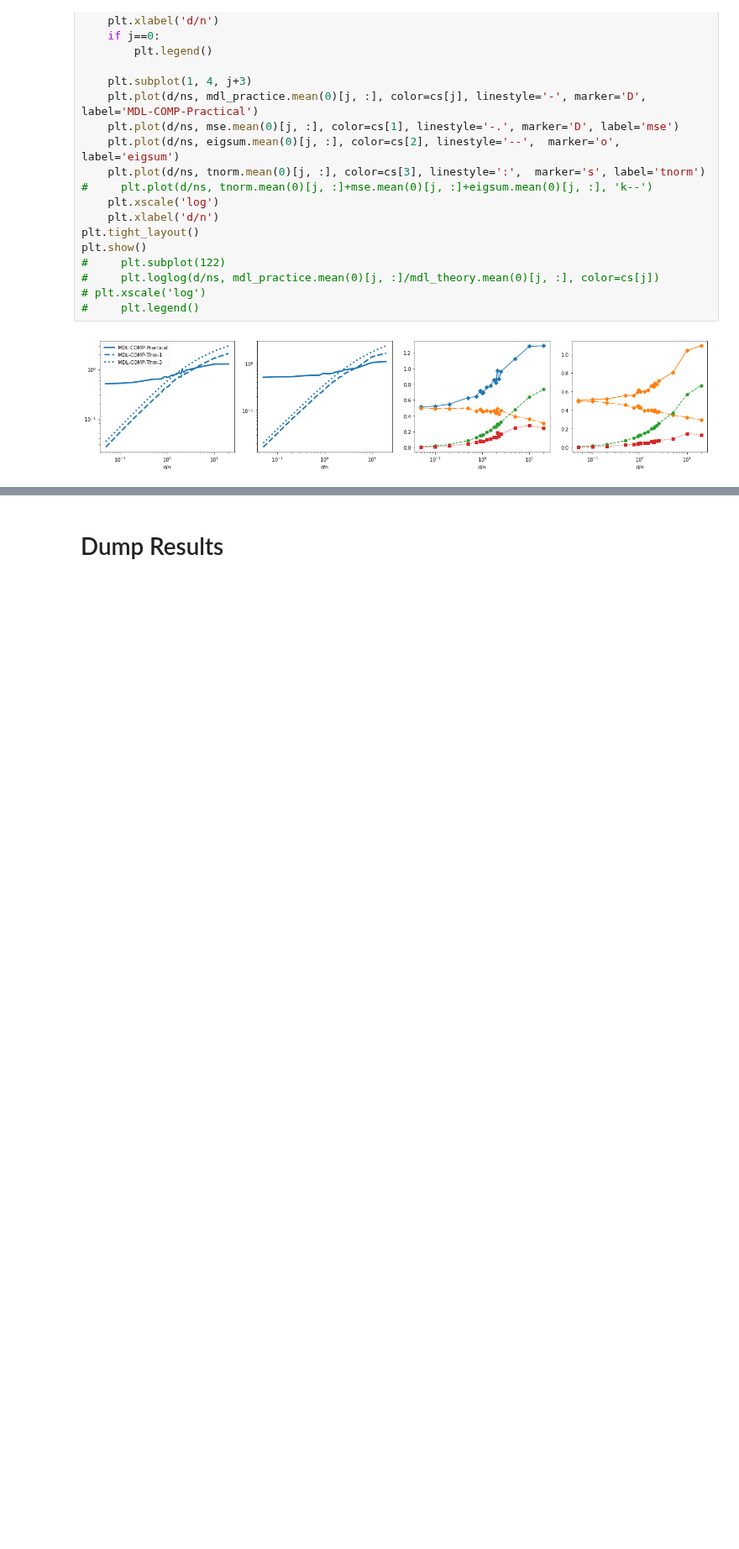
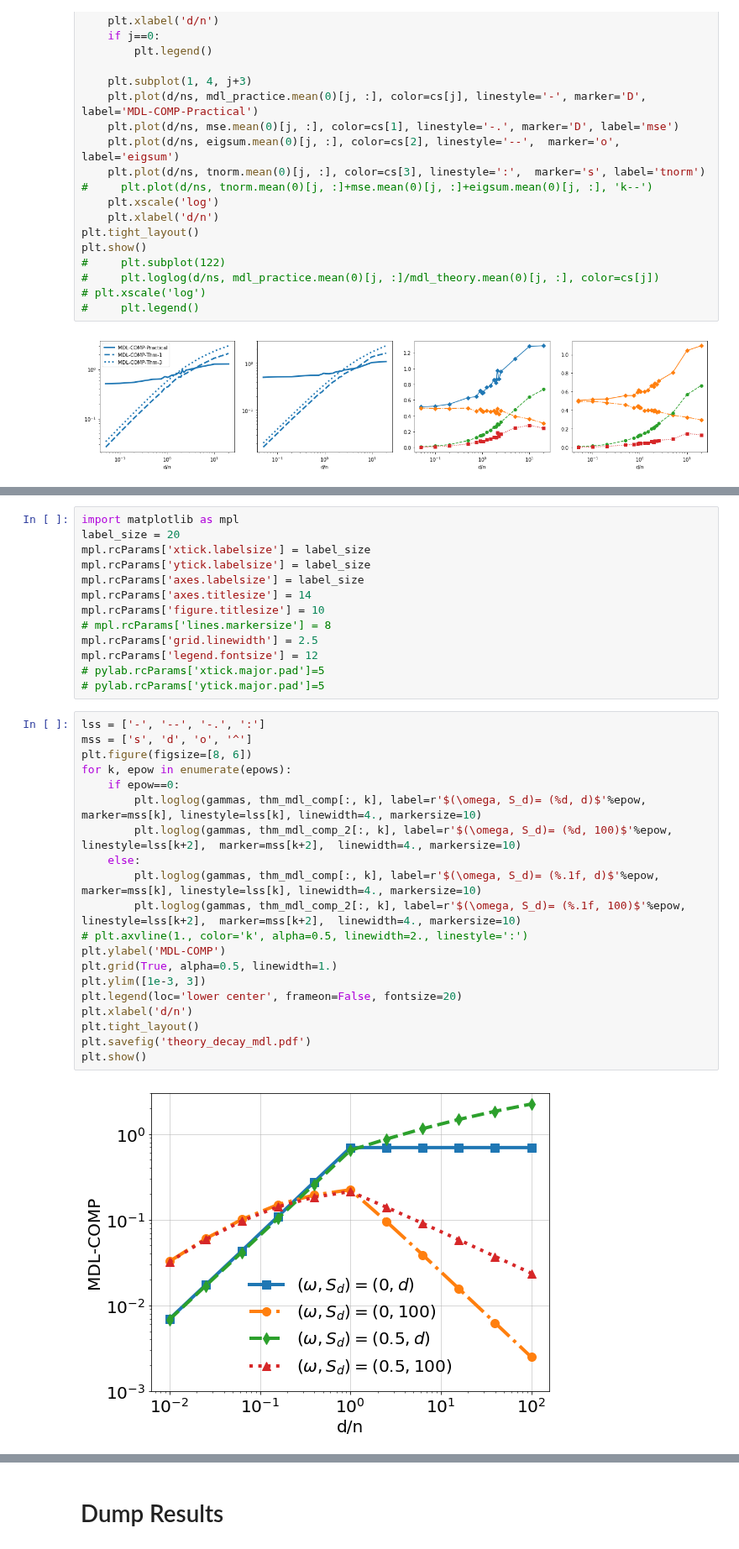
Before and after one commit to csinva/mdl-complexity, a Jupyter notebook: 06_mdl_bounds_comparison.ipynb, the cells around one changed output, grey strips where cells are left out. Shown at 84% size. Cells and saved outputs as stored; diff of their text form; blank space fills up the shorter version.

```diff
--- a/06_mdl_bounds_comparison.ipynb
+++ b/06_mdl_bounds_comparison.ipynb
@@ -374,0 +446,35 @@ plt.show()
+# %%
+import matplotlib as mpl
+label_size = 20
+mpl.rcParams['xtick.labelsize'] = label_size
+mpl.rcParams['ytick.labelsize'] = label_size
+mpl.rcParams['axes.labelsize'] = label_size
+mpl.rcParams['axes.titlesize'] = 14
+mpl.rcParams['figure.titlesize'] = 10
+# mpl.rcParams['lines.markersize'] = 8
+mpl.rcParams['grid.linewidth'] = 2.5
+mpl.rcParams['legend.fontsize'] = 12
+# pylab.rcParams['xtick.major.pad']=5
+# pylab.rcParams['ytick.major.pad']=5
+# %%
+lss = ['-', '--', '-.', ':']
+mss = ['s', 'd', 'o', '^']
+plt.figure(figsize=[8, 6])
+for k, epow in enumerate(epows):
+    if epow==0:
+        plt.loglog(gammas, thm_mdl_comp[:, k], label=r'$(\omega, S_d)= (%d, d)$'%epow, marker=mss[k], linestyle=lss[k], linewidth=4., markersize=10)
+        plt.loglog(gammas, thm_mdl_comp_2[:, k], label=r'$(\omega, S_d)= (%d, 100)$'%epow, linestyle=lss[k+2],  marker=mss[k+2],  linewidth=4., markersize=10)
+    else:
+        plt.loglog(gammas, thm_mdl_comp[:, k], label=r'$(\omega, S_d)= (%.1f, d)$'%epow, marker=mss[k], linestyle=lss[k], linewidth=4., markersize=10)
+        plt.loglog(gammas, thm_mdl_comp_2[:, k], label=r'$(\omega, S_d)= (%.1f, 100)$'%epow, linestyle=lss[k+2],  marker=mss[k+2],  linewidth=4., markersize=10)
+# plt.axvline(1., color='k', alpha=0.5, linewidth=2., linestyle=':')
+plt.ylabel('MDL-COMP')
+plt.grid(True, alpha=0.5, linewidth=1.)
+plt.ylim([1e-3, 3])
+plt.legend(loc='lower center', frameon=False, fontsize=20)
+plt.xlabel('d/n')
+plt.tight_layout()
+plt.savefig('theory_decay_mdl.pdf')
+plt.show()
+# %% [output]
+[figure, added]
```
Also changed, not shown: parts of 28 cells of this notebook.
